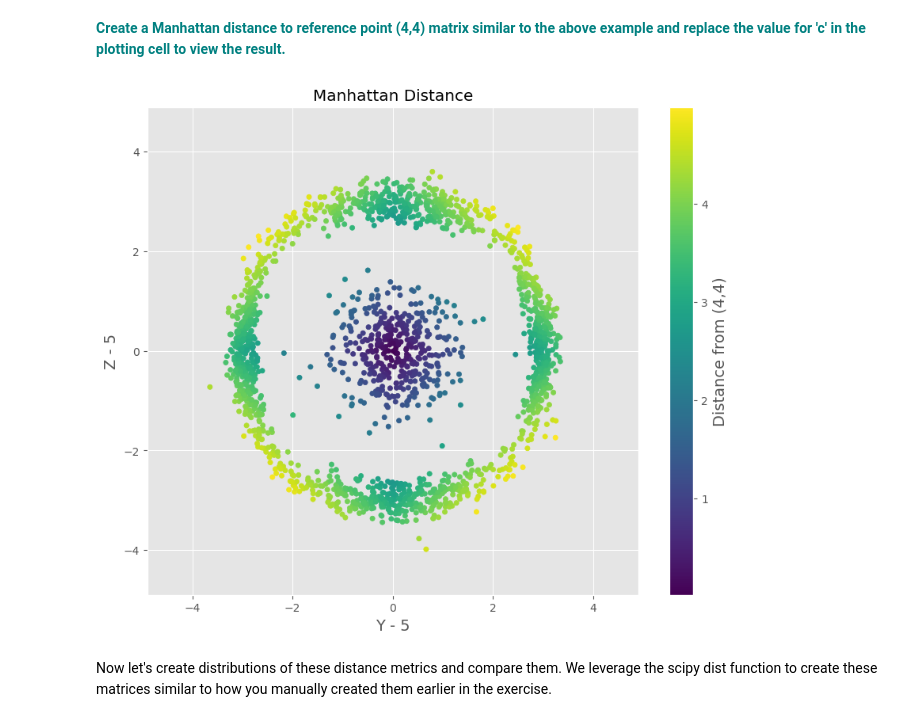
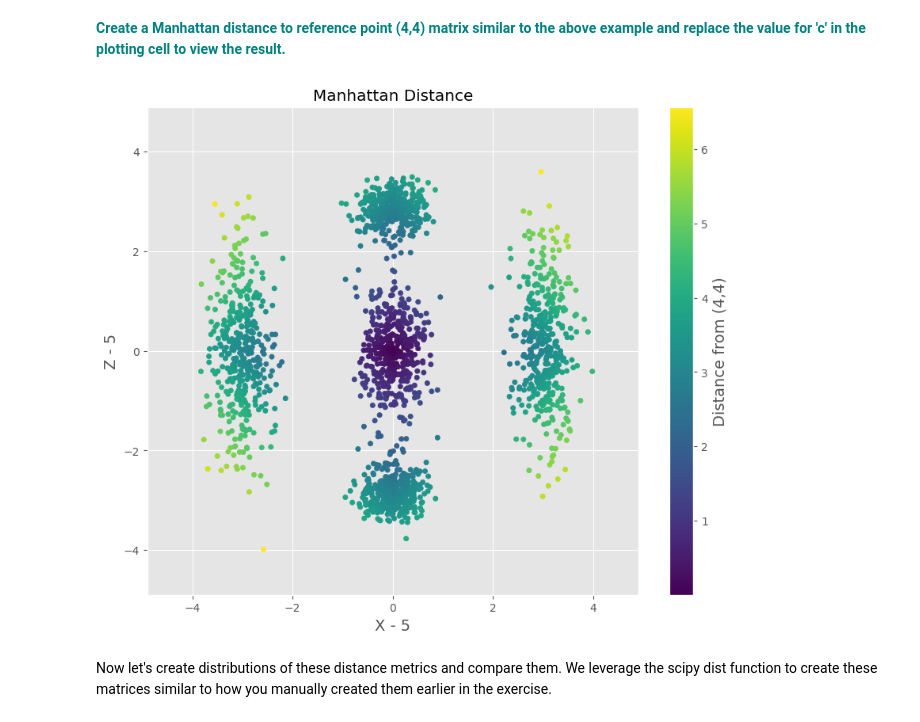
Before and after one commit to zjbrown0689/dsc, a Jupyter notebook: Euclidean_and_Manhattan_Distances_Case_Study.ipynb, the cells around one changed output. Cells and saved outputs as stored; diff of their text form; code cells hidden in the pictures.

```diff
--- a/Euclidean_and_Manhattan_Distances_Case_Study.ipynb
+++ b/Euclidean_and_Manhattan_Distances_Case_Study.ipynb
@@ -60,24 +60,24 @@ Manhattan distance is simply the sum of absolute differences between the points
 We display the dataset projected on the XZ plane here color coded per the Manhattan distance to the (X=5, Z=5) reference point. We can see that points laying at the same distance define a circle that looks like a Euclidean square.
 # %%
 # In the Y-Z plane, we compute the distance to ref point (5,5)
-distManhattan = np.abs(df.Y - 5) + np.abs(df.Z - 5)
+distManhattan = np.abs(df.X - 5) + np.abs(df.Z - 5)
 # %% [markdown]
 **<font color='teal'>Create a Manhattan distance to reference point (4,4) matrix similar to the above example and replace the value for 'c' in the plotting cell to view the result.</font>**
 # %%
-manMatrix = np.abs(df.Y - 4) + np.abs(df.Z - 4)
+manMatrix = np.abs(df.X - 4) + np.abs(df.Z - 4)
 
 figMan = plt.figure(figsize=[10,8])
 
-plt.scatter(df.Y - 5, df.Z-5, c=distManhattan, s=20)
+plt.scatter(df.X - 5, df.Z-5, c=distManhattan, s=20)
 plt.ylim([-4.9,4.9])
 plt.xlim([-4.9,4.9])
-plt.xlabel('Y - 5', size=14)
+plt.xlabel('X - 5', size=14)
 plt.ylabel('Z - 5', size=14)
 plt.title('Manhattan Distance')
 cb = plt.colorbar()
 cb.set_label('Distance from (4,4)', size=14)
 # %% [output]
-[figure, old version]
+[figure, new version]
 # %% [markdown]
 Now let's create distributions of these distance metrics and compare them. We leverage the scipy dist function to create these matrices similar to how you manually created them earlier in the exercise.
 # %%
```
Also changed, not shown: 1 other file.
